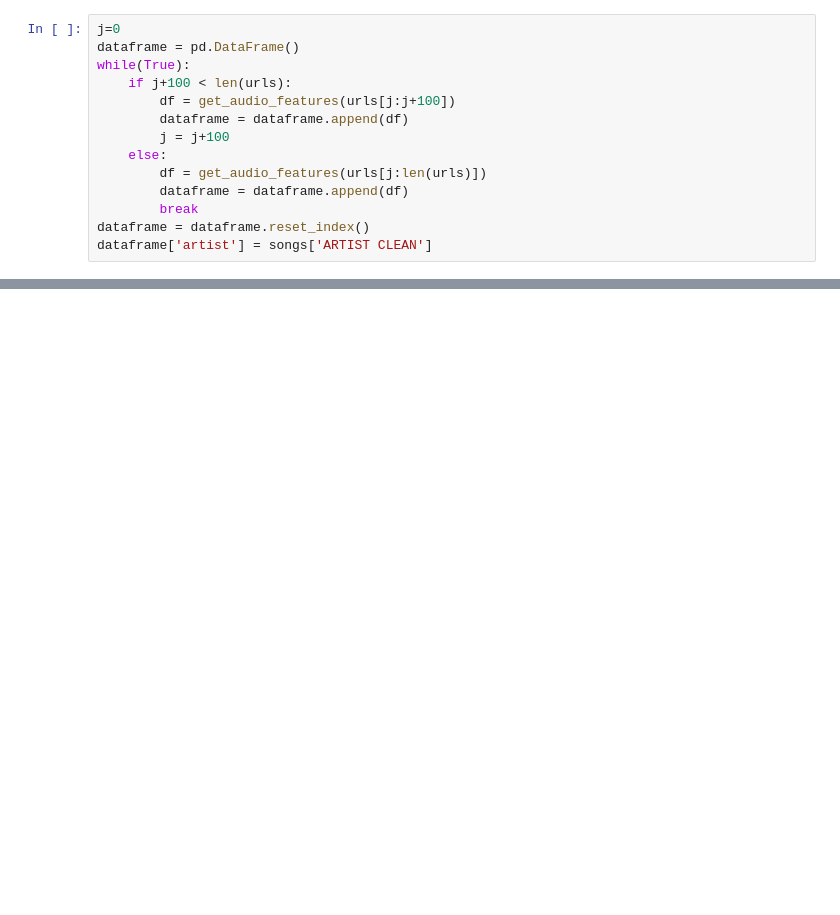
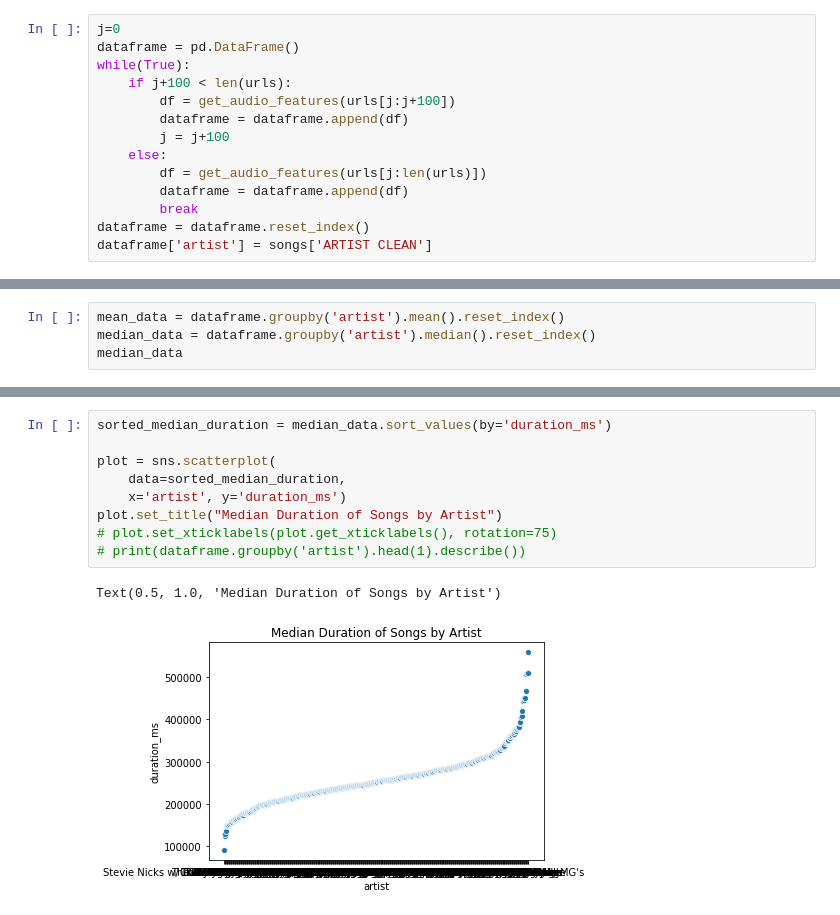
Before and after one commit to uic-cs418/cs418-s20-the-diatonics, a Jupyter notebook: CS418-Project-Rock-Data.ipynb, the cells around one changed output, grey strips where cells are left out. Cells and saved outputs as stored; diff of their text form; blank space fills up the shorter version.

```diff
--- a/CS418-Project-Rock-Data.ipynb
+++ b/CS418-Project-Rock-Data.ipynb
@@ -111,0 +98,4 @@ dataframe
+# %%
+mean_data = dataframe.groupby('artist').mean().reset_index()
+median_data = dataframe.groupby('artist').median().reset_index()
+median_data
@@ -111,0 +116,12 @@ dataframe
+# %%
+sorted_median_duration = median_data.sort_values(by='duration_ms')
+
+plot = sns.scatterplot(
+    data=sorted_median_duration,
+    x='artist', y='duration_ms')
+plot.set_title("Median Duration of Songs by Artist")
+# plot.set_xticklabels(plot.get_xticklabels(), rotation=75)
+# print(dataframe.groupby('artist').head(1).describe())
+# %% [output]
+Text(0.5, 1.0, 'Median Duration of Songs by Artist')
+[figure, added]
```
Also changed, not shown: parts of 13 cells of this notebook.
